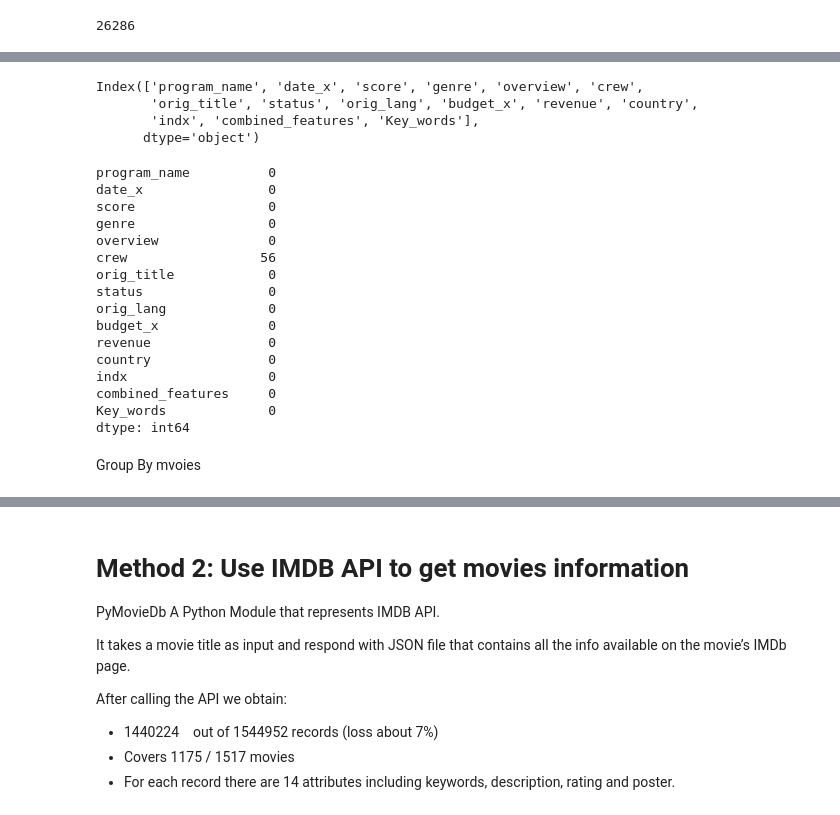
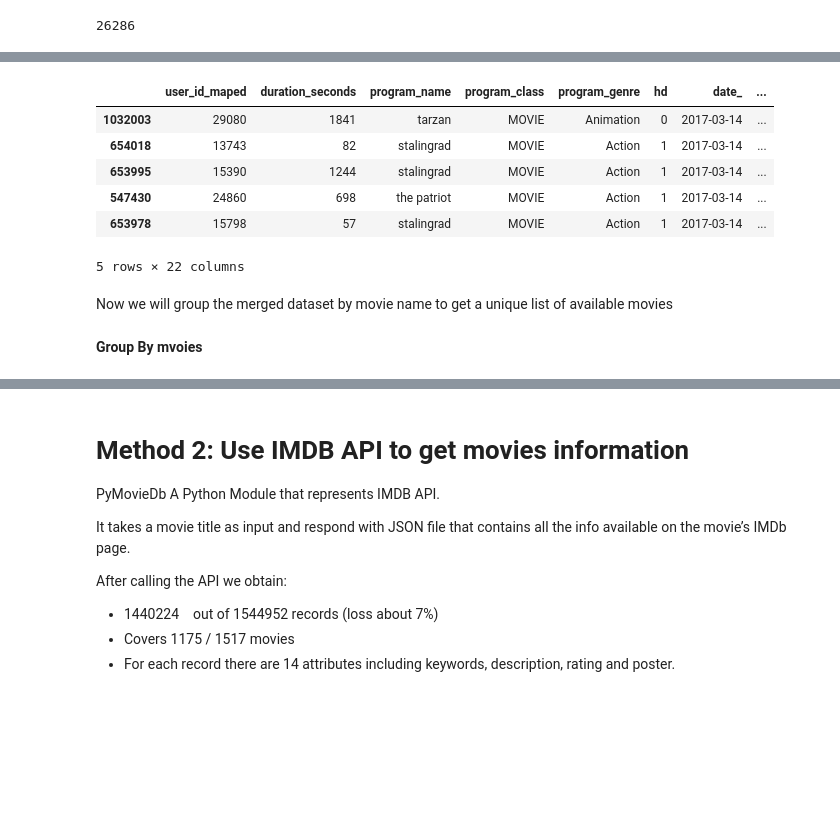
Before and after one commit to nouf01/STC-IPTV-content-based-recommendation-system, a Jupyter notebook: iptv.ipynb, the cells around one changed output, grey strips where cells are left out. Cells and saved outputs as stored; diff of their text form; code cells hidden in the pictures; blank space fills up the shorter version.

```diff
--- a/iptv.ipynb
+++ b/iptv.ipynb
@@ -475,26 +439,0 @@ merged.loc[merged['user_id_maped'] == 1]
-# %%
-imdb_dataset.columns
-# %% [output]
-Index(['program_name', 'date_x', 'score', 'genre', 'overview', 'crew',
-       'orig_title', 'status', 'orig_lang', 'budget_x', 'revenue', 'country',
-       'indx', 'combined_features', 'Key_words'],
-      dtype='object')
-# %%
-imdb_dataset.isna().sum()
-# %% [output]
-program_name          0
-date_x                0
-score                 0
-genre                 0
-overview              0
-crew                 56
-orig_title            0
-status                0
-orig_lang             0
-budget_x              0
-revenue               0
-country               0
-indx                  0
-combined_features     0
-Key_words             0
-dtype: int64
@@ -503,3 +440,16 @@ imdb_dataset = imdb_dataset[imdb_dataset['combined_features'].notna()]
+# %%
+merged.sort_values(by='date_').head()
+# %% [output]
+|  | user_id_maped | duration_seconds | program_name | program_class | program_genre | hd | date_ | ... |
+| 1032003 | 29080 | 1841 | tarzan | MOVIE | Animation | 0 | 2017-03-14 | ... |
+| 654018 | 13743 | 82 | stalingrad | MOVIE | Action | 1 | 2017-03-14 | ... |
+| 653995 | 15390 | 1244 | stalingrad | MOVIE | Action | 1 | 2017-03-14 | ... |
+| 547430 | 24860 | 698 | the patriot | MOVIE | Action | 1 | 2017-03-14 | ... |
+| 653978 | 15798 | 57 | stalingrad | MOVIE | Action | 1 | 2017-03-14 | ... |
+5 rows × 22 columns
+# %% [markdown]
+
+Now we will group the merged dataset by movie name to get a unique list of available movies
 # %% [markdown]
-Group By mvoies
+**Group By mvoies**
 # %%
```
Also changed, not shown: parts of 62 cells of this notebook.
